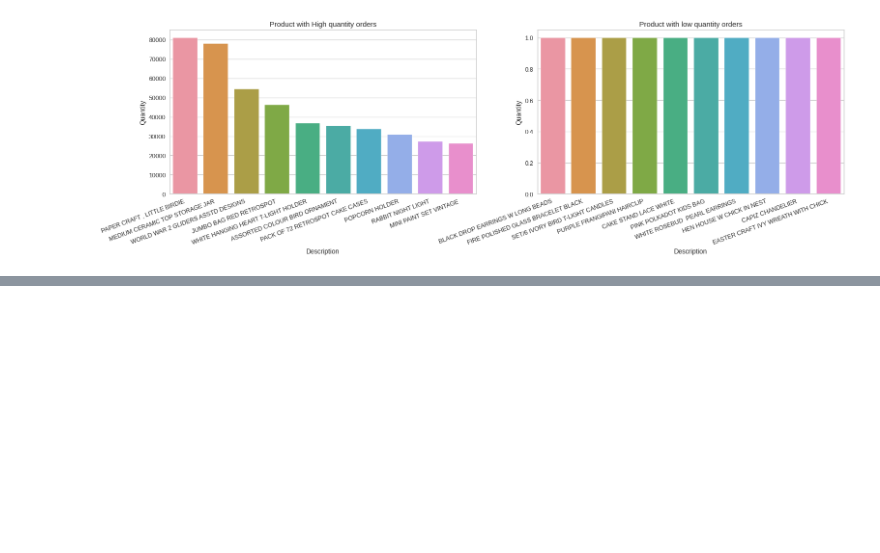
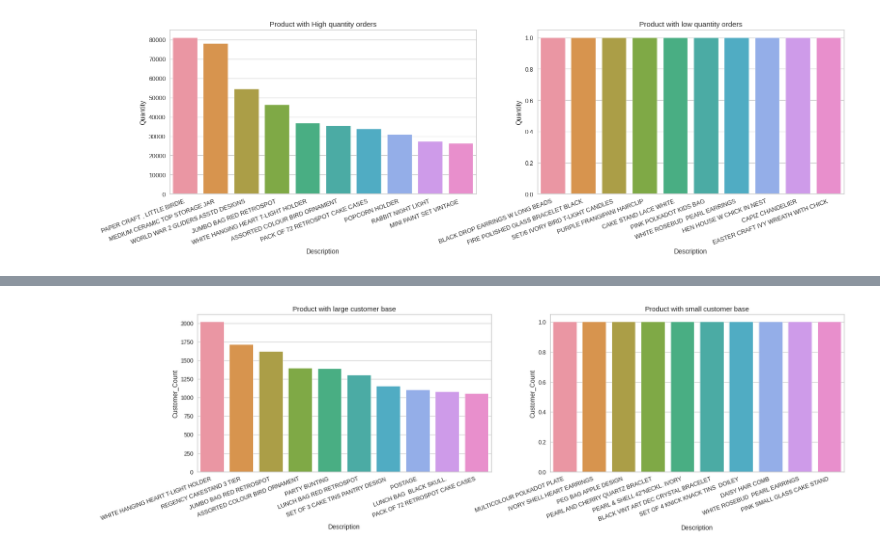
Before and after one commit to FarazAhmad2/Customer-Segmentation, a Jupyter notebook: Online_Retail_Customer_Segmentation_Capstone_Project.ipynb, the cells around one changed output, grey strips where cells are left out. Cells and saved outputs as stored; diff of their text form; code cells hidden in the pictures; blank space fills up the shorter version.

```diff
--- a/Online_Retail_Customer_Segmentation_Capstone_Project.ipynb
+++ b/Online_Retail_Customer_Segmentation_Capstone_Project.ipynb
@@ -354,0 +373,5 @@ plot_bar(product_quantity,'Description','Quantity', ttl1, ttl2)
+# %%
+# customer wise item purchases
+product_customer = df.groupby('Description')['CustomerID'].nunique().reset_index().sort_values('CustomerID',ascending=False)
+product_customer.rename(columns={'CustomerID': 'Customer_Count'}, inplace=True)
+product_customer.head()
@@ -354,0 +385,7 @@ plot_bar(product_quantity,'Description','Quantity', ttl1, ttl2)
+# %%
+# Visualizing top and bottom 10 products based on customers
+ttl1 = 'Product with large customer base'
+ttl2 = 'Product with small customer base'
+plot_bar(product_customer,'Description','Customer_Count',ttl1,ttl2)
+# %% [output]
+[figure, added]
```
Also changed, not shown: parts of 18 cells of this notebook.
